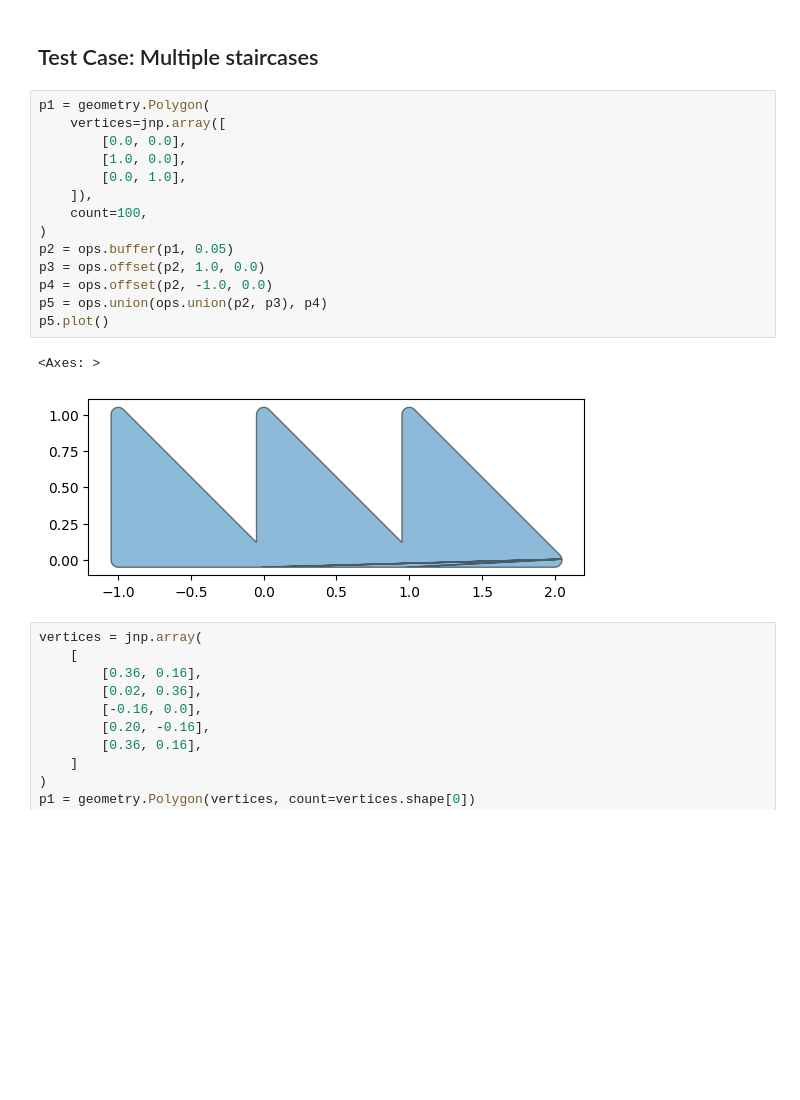
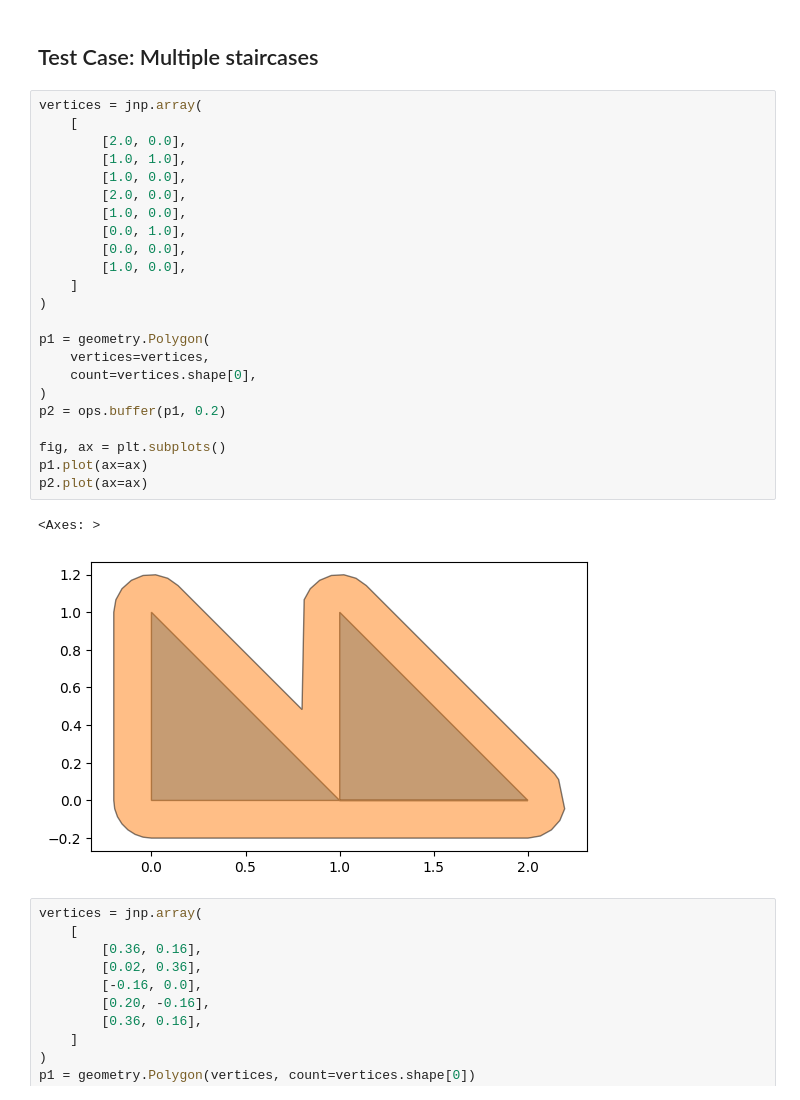
Before and after one commit to seekjim20/dshape, a Jupyter notebook: ipynb/playground.ipynb, the cells around one changed output. Cells and saved outputs as stored; diff of their text form; blank space fills up the shorter version.

```diff
--- a/ipynb/playground.ipynb
+++ b/ipynb/playground.ipynb
@@ -122,22 +122,31 @@ print(p2.area)
 # %% [markdown]
 ## Test Case: Multiple staircases
 # %%
-p1 = geometry.Polygon(
-    vertices=jnp.array([
+vertices = jnp.array(
+    [
+        [2.0, 0.0],
+        [1.0, 1.0],
+        [1.0, 0.0],
+        [2.0, 0.0],
+        [1.0, 0.0],
+        [0.0, 1.0],
         [0.0, 0.0],
         [1.0, 0.0],
-        [0.0, 1.0],
-    ]),
-    count=100,
+    ]
 )
-p2 = ops.buffer(p1, 0.05)
-p3 = ops.offset(p2, 1.0, 0.0)
-p4 = ops.offset(p2, -1.0, 0.0)
-p5 = ops.union(ops.union(p2, p3), p4)
-p5.plot()
+
+p1 = geometry.Polygon(
+    vertices=vertices,
+    count=vertices.shape[0],
+)
+p2 = ops.buffer(p1, 0.2)
+
+fig, ax = plt.subplots()
+p1.plot(ax=ax)
+p2.plot(ax=ax)
 # %% [output]
 <Axes: >
-[figure, old version]
+[figure, new version]
 # %%
 vertices = jnp.array(
     [
```
Also changed, not shown: 7 other files.
